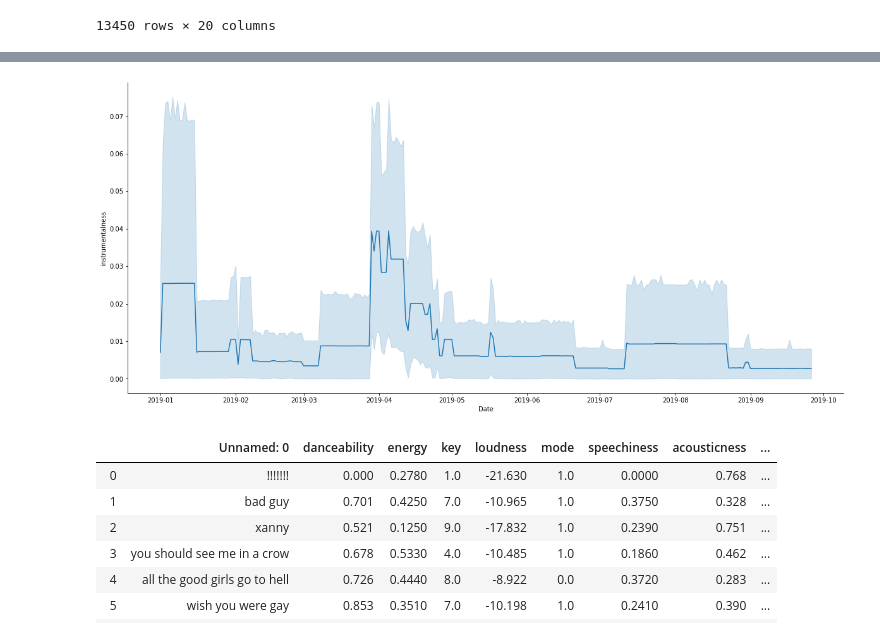
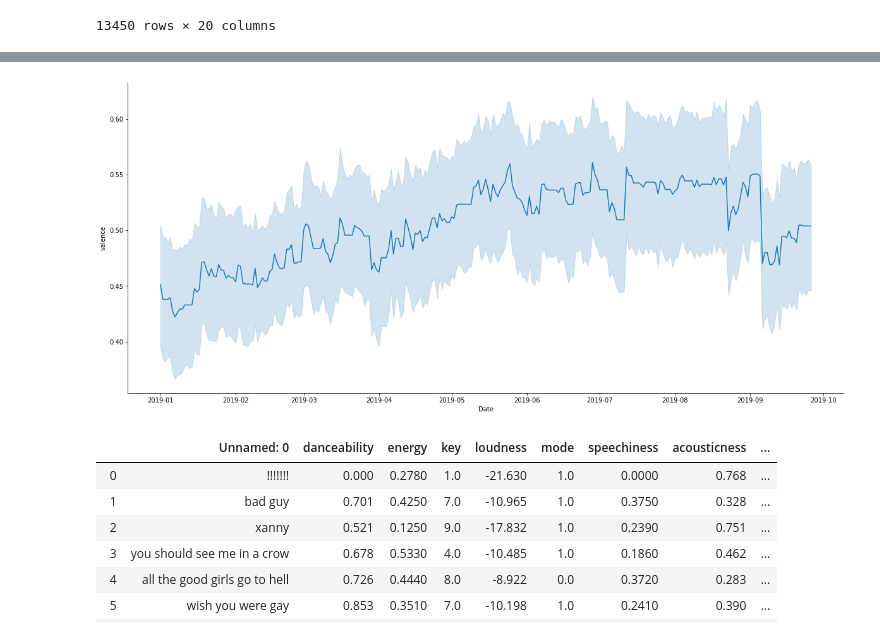
Before and after one commit to Manolomon/mx-spotify-trends, a Jupyter notebook: study.ipynb, the cells around one changed output, grey strips where cells are left out. Saved outputs shown, nothing was run; the diff lists cells and outputs as text; code cells hidden in the pictures.

Commit message:
Top Plots

```diff
--- a/study.ipynb
+++ b/study.ipynb
@@ -26,12 +46,12 @@ mx_chart
 # %%
 from pandas.plotting import register_matplotlib_converters
 
 register_matplotlib_converters()
 
-g = sns.relplot(x="Date", y="instrumentalness", kind="line", data=mx_chart)
+g = sns.relplot(x="Date", y="valence", kind="line", data=mx_chart)
 g.fig.set_size_inches(20,8)
 # %% [output]
-[figure, old version]
+[figure, new version]
 # %%
 billie_eilish = pd.read_csv('./sources/eilish.csv')
 # %%
```
Also changed, not shown: parts of 13 cells of this notebook, 7 other files.
